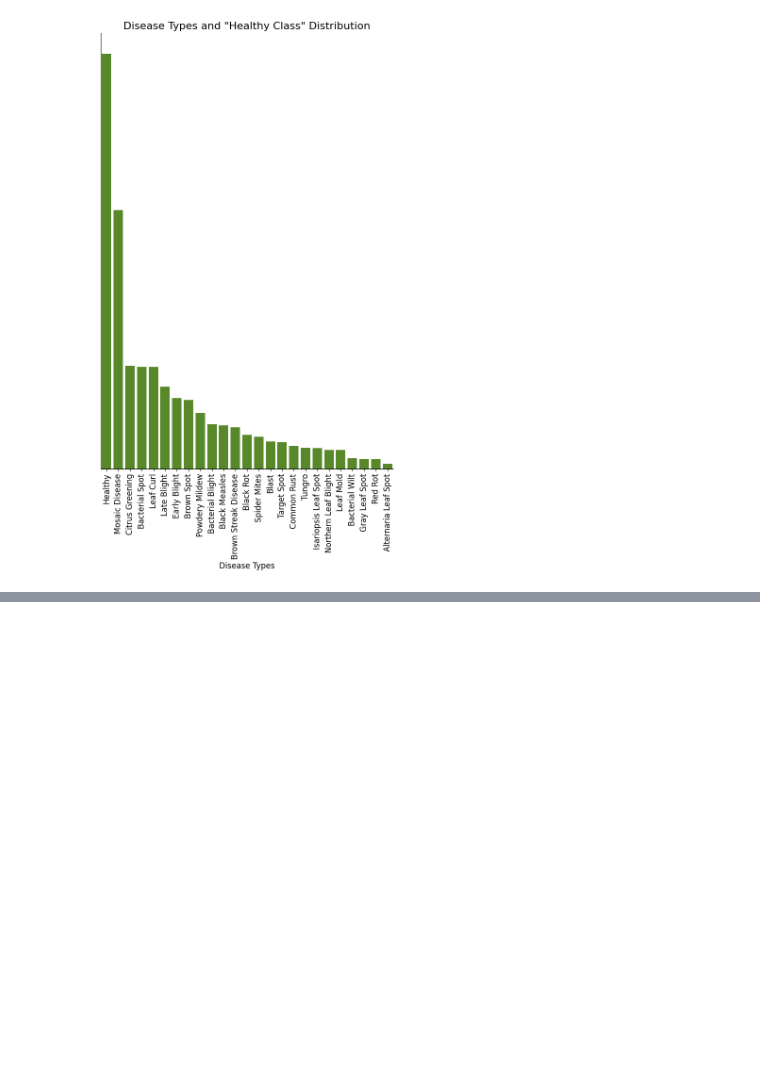
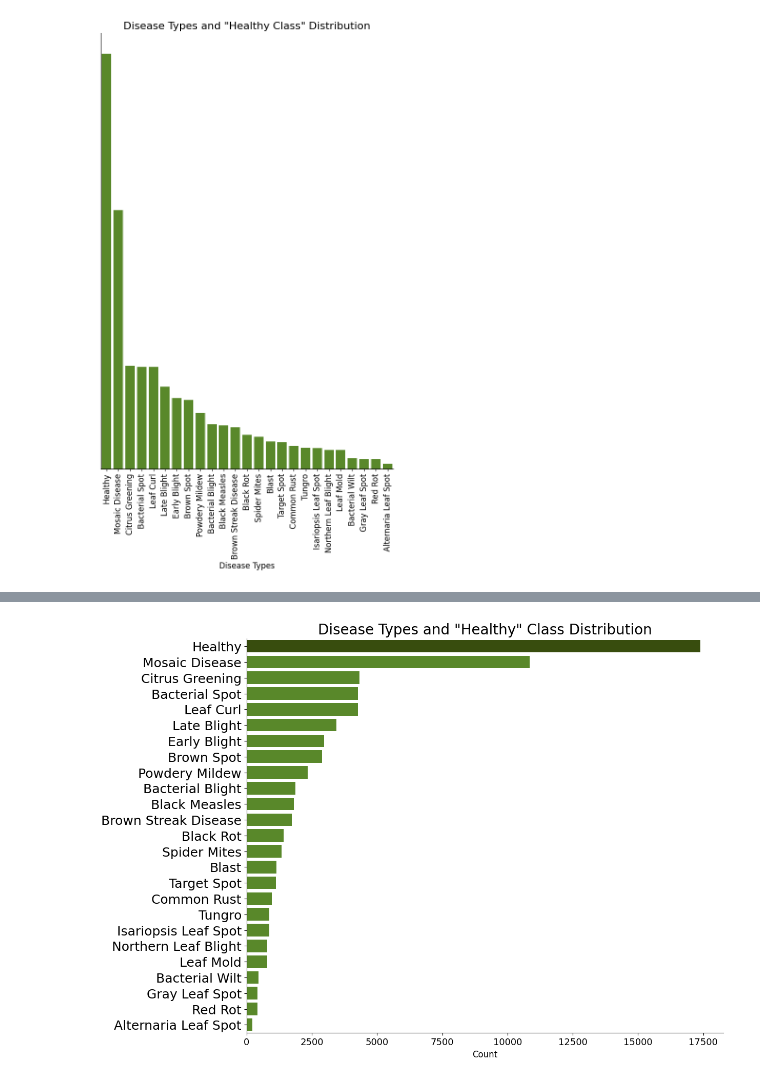
Before and after one commit to forster-j/AgronomiCare, a Jupyter notebook: notebooks/Disease_specific_filter.ipynb, the cells around one changed output, grey strips where cells are left out. Cells and saved outputs as stored; diff of their text form; code cells hidden in the pictures; blank space fills up the shorter version.

```diff
--- a/notebooks/Disease_specific_filter.ipynb
+++ b/notebooks/Disease_specific_filter.ipynb
@@ -975,0 +1000,21 @@ plt.show()
+# %%
+
+dis_type_counts = df['Class'].value_counts()
+
+# Get unique labels and sort them by count
+labels = dis_type_counts.index.tolist()
+
+# Replace underscores with spaces and capitalize each word
+label_ticks = [label.replace('_', ' ').title() for label in labels]
+
+plt.figure(figsize=(12, 10))  # Adjusted figsize for horizontal orientation
+sns.countplot(y='Class', data=df, order=labels, palette=['#3b5704'] + ["#59981a"]*(len(labels)-1))  # Setting the color for the first bar
+plt.title('Disease Types and "Healthy" Class Distribution', fontsize=20)
+plt.xlabel('Count', fontsize=12)  # Adjusted xlabel for horizontal orientation
+plt.ylabel('', fontsize=12)  # Adjusted ylabel for horizontal orientation
+plt.yticks(ticks=range(len(labels)), labels=label_ticks, fontsize=18)  # Rotate y-tick labels
+plt.xticks(fontsize=13)  # Adjusted xticks fontsize for horizontal orientation
+sns.despine()
+plt.show()
+# %% [output]
+[figure, added]
```
Also changed, not shown: parts of 2 cells of this notebook.
